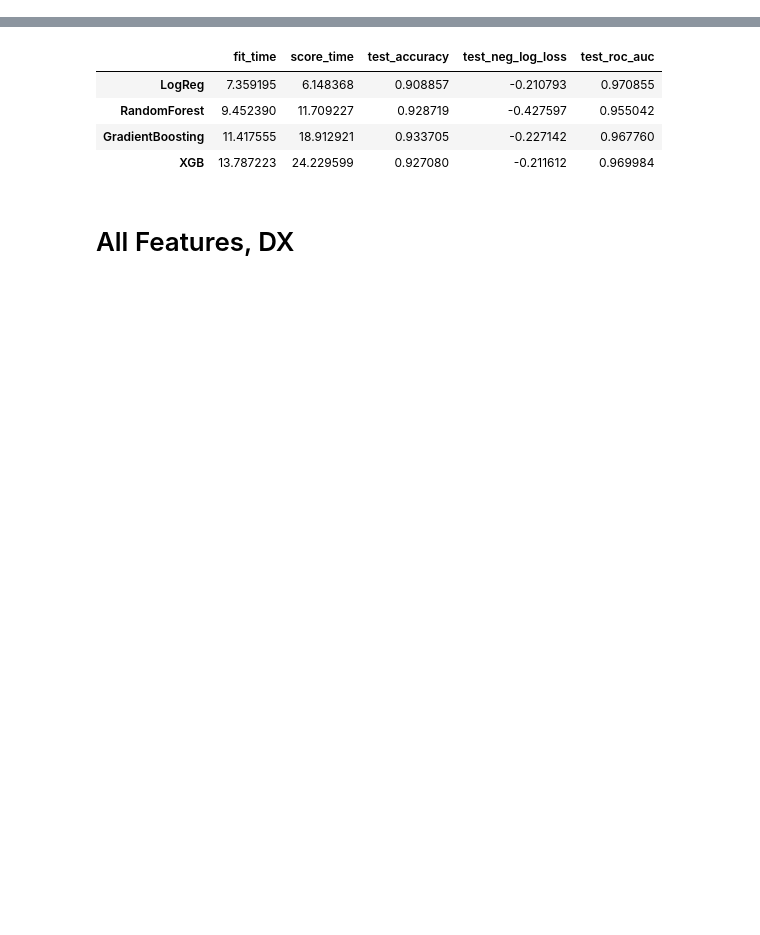
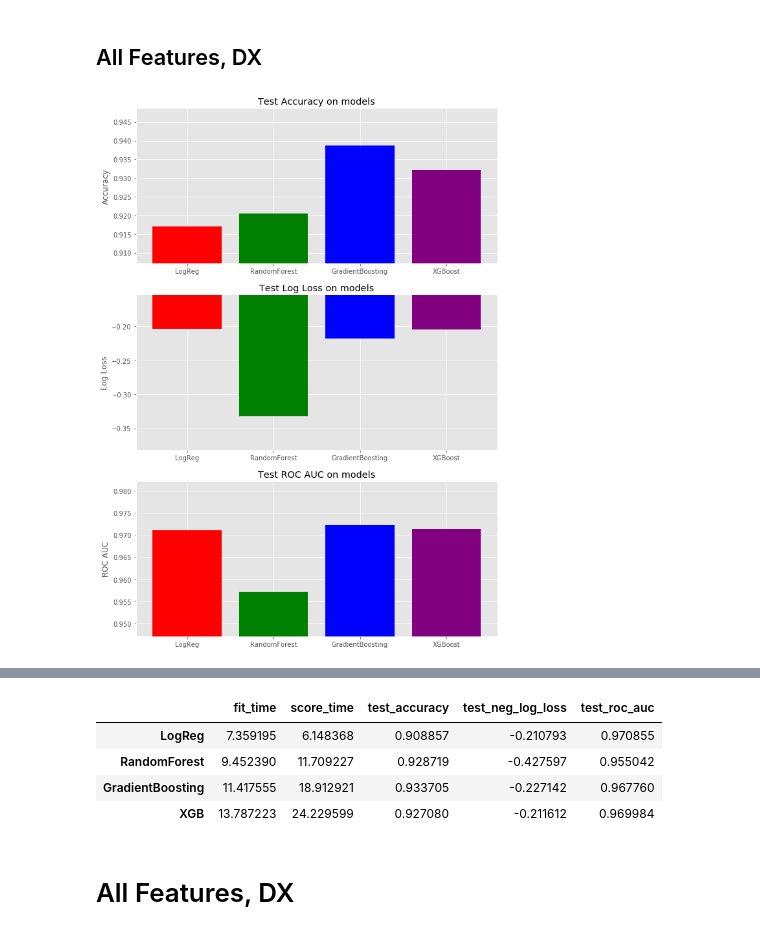
Before and after one commit to cjsmith015/Machine_Learning_and_ADHD, a Jupyter notebook: Model Metrics.ipynb, the cells around one changed output, grey strips where cells are left out. Saved outputs shown, nothing was run; the diff lists cells and outputs as text; code cells hidden in the pictures; blank space fills up the shorter version.

```diff
--- a/Model Metrics.ipynb
+++ b/Model Metrics.ipynb
@@ -6,0 +58,11 @@ plt.style.use('ggplot')
+# %%
+all_feat_dx_10 = pd.read_csv('csv_10/all_dx.csv', index_col=0)
+all_feat_dxsub_10 = pd.read_csv('csv_10/all_dxsub.csv', index_col=0)
+#tmcq_dx_10 = pd.read_csv('csv/TMCQ_dx.csv', index_col=0)
+#neuro_dx_10 = pd.read_csv('csv/neuro_dx.csv', index_col=0)
+# %% [markdown]
+## All Features, DX
+# %%
+make_graphs(all_feat_dx_10)
+# %% [output]
+[figure, added]
```
Also changed, not shown: parts of 25 cells of this notebook, 2 other files.
